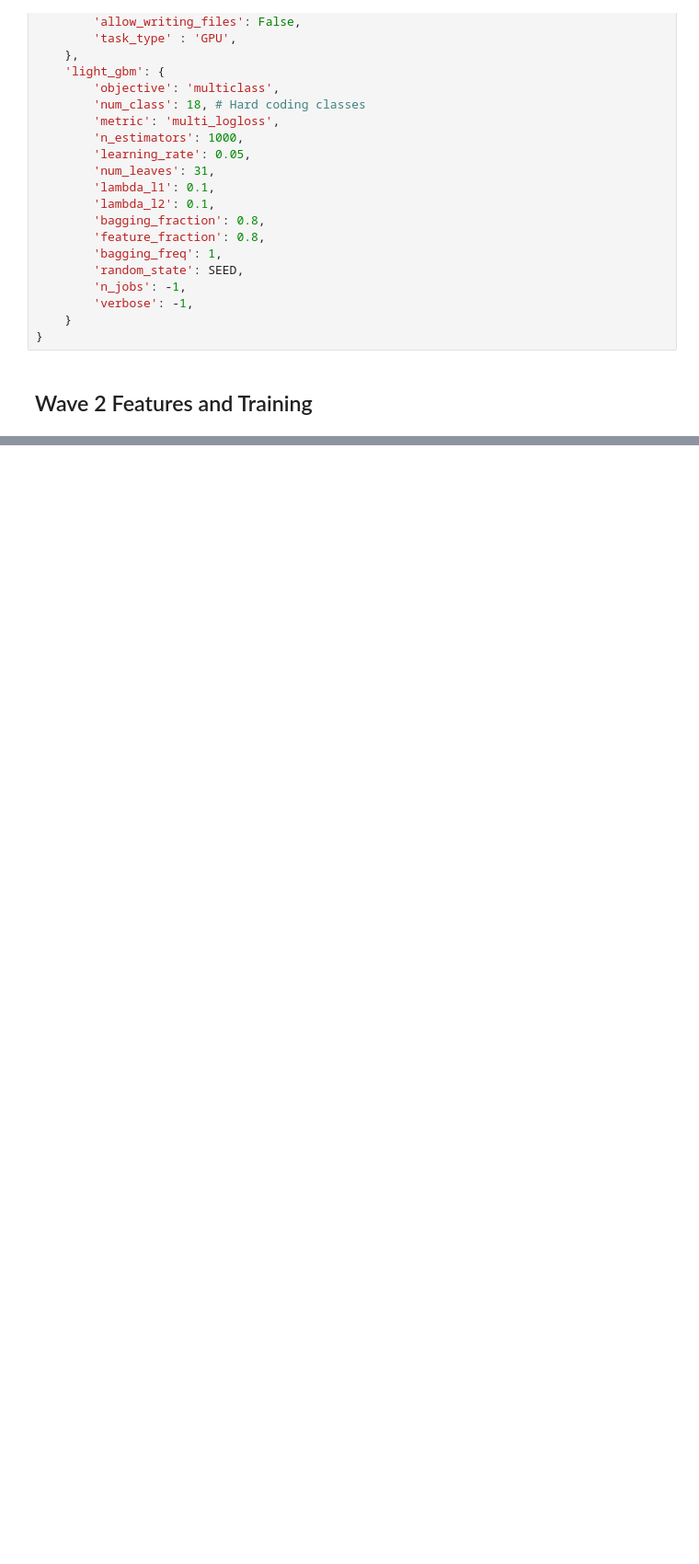
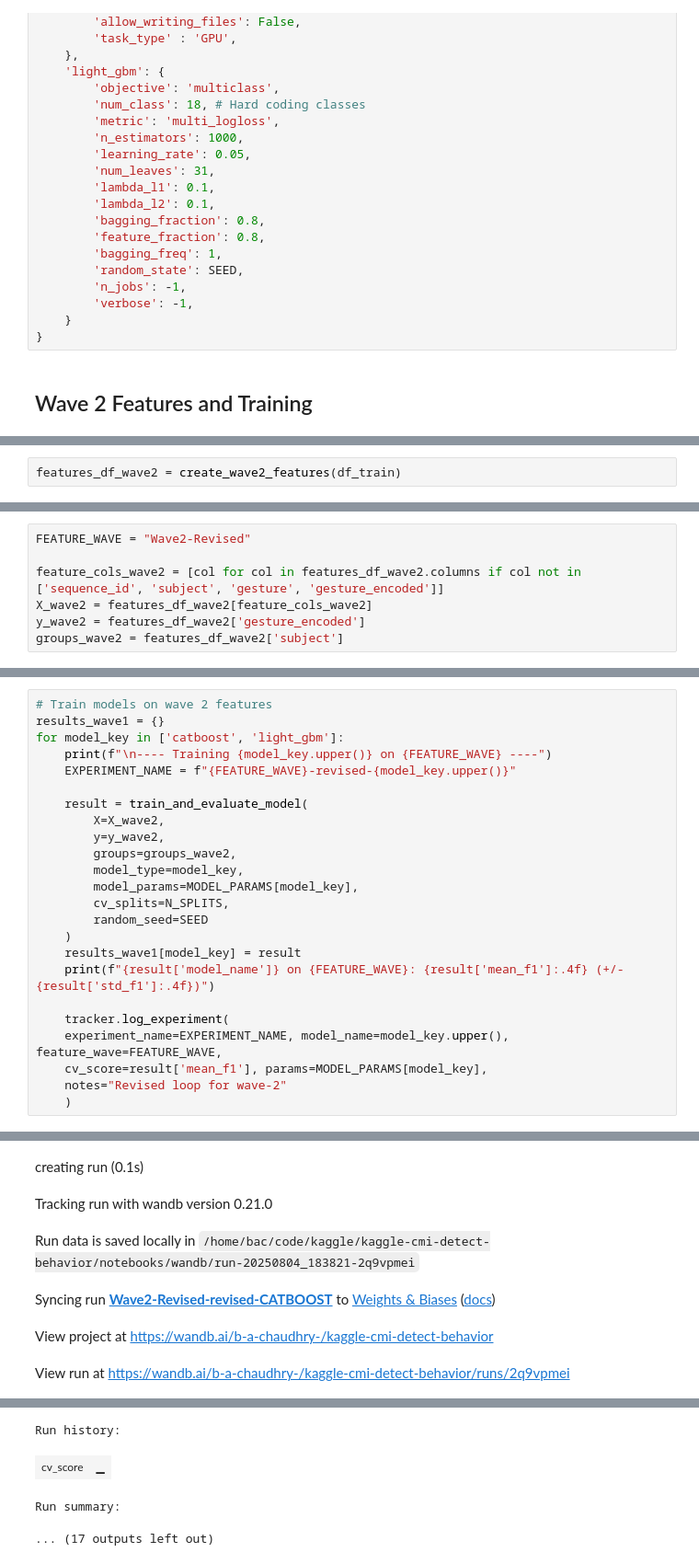
Before and after one commit to bachaudhry/kaggle-cmi-detect-behavior, a Jupyter notebook: notebooks/03-iteration-advanced-features.ipynb, the cells around one changed output, grey strips where cells are left out. Shown at 92% size. Saved outputs shown, nothing was run; the diff lists cells and outputs as text; blank space fills up the shorter version.

Commit message:
Train wave 2

```diff
--- a/notebooks/03-iteration-advanced-features.ipynb
+++ b/notebooks/03-iteration-advanced-features.ipynb
@@ -217 +255,3 @@ def create_wave2_features(df: pd.DataFrame) -> pd.DataFrame:
     return final_df
+# %%
+features_df_wave2 = create_wave2_features(df_train)
@@ -217,0 +310,7 @@ def create_wave2_features(df: pd.DataFrame) -> pd.DataFrame:
+# %%
+FEATURE_WAVE = "Wave2-Revised"
+
+feature_cols_wave2 = [col for col in features_df_wave2.columns if col not in ['sequence_id', 'subject', 'gesture', 'gesture_encoded']]
+X_wave2 = features_df_wave2[feature_cols_wave2]
+y_wave2 = features_df_wave2['gesture_encoded']
+groups_wave2 = features_df_wave2['subject']
@@ -217,0 +447,25 @@ def create_wave2_features(df: pd.DataFrame) -> pd.DataFrame:
+# %%
+# Train models on wave 2 features
+results_wave1 = {}
+for model_key in ['catboost', 'light_gbm']:
+    print(f"\n---- Training {model_key.upper()} on {FEATURE_WAVE} ----")
+    EXPERIMENT_NAME = f"{FEATURE_WAVE}-revised-{model_key.upper()}"
+
+    result = train_and_evaluate_model(
+        X=X_wave2,
+        y=y_wave2,
+        groups=groups_wave2,
+        model_type=model_key,
+        model_params=MODEL_PARAMS[model_key],
+        cv_splits=N_SPLITS,
+        random_seed=SEED
+    )
+    results_wave1[model_key] = result
+    print(f"{result['model_name']} on {FEATURE_WAVE}: {result['mean_f1']:.4f} (+/- {result['std_f1']:.4f})")
+
+    tracker.log_experiment(
+    experiment_name=EXPERIMENT_NAME, model_name=model_key.upper(), feature_wave=FEATURE_WAVE,
+    cv_score=result['mean_f1'], params=MODEL_PARAMS[model_key],
+    notes="Revised loop for wave-2"
+    )
+# %% [output]
@@ -217,0 +490,6 @@ def create_wave2_features(df: pd.DataFrame) -> pd.DataFrame:
+creating run (0.1s)
+Tracking run with wandb version 0.21.0
+Run data is saved locally in /home/bac/code/kaggle/kaggle-cmi-detect-behavior/notebooks/wandb/run-20250804_183821-2q9vpmei
+Syncing run Wave2-Revised-revised-CATBOOST to Weights & Biases (docs)
+View project at https://wandb.ai/b-a-chaudhry-/kaggle-cmi-detect-behavior
+View run at https://wandb.ai/b-a-chaudhry-/kaggle-cmi-detect-behavior/runs/2q9vpmei
@@ -217,0 +497,4 @@ def create_wave2_features(df: pd.DataFrame) -> pd.DataFrame:
+Run history:
+| cv_score | ▁ |
+Run summary:
+... (17 outputs left out)
```
Also changed, not shown: parts of 8 cells of this notebook.
